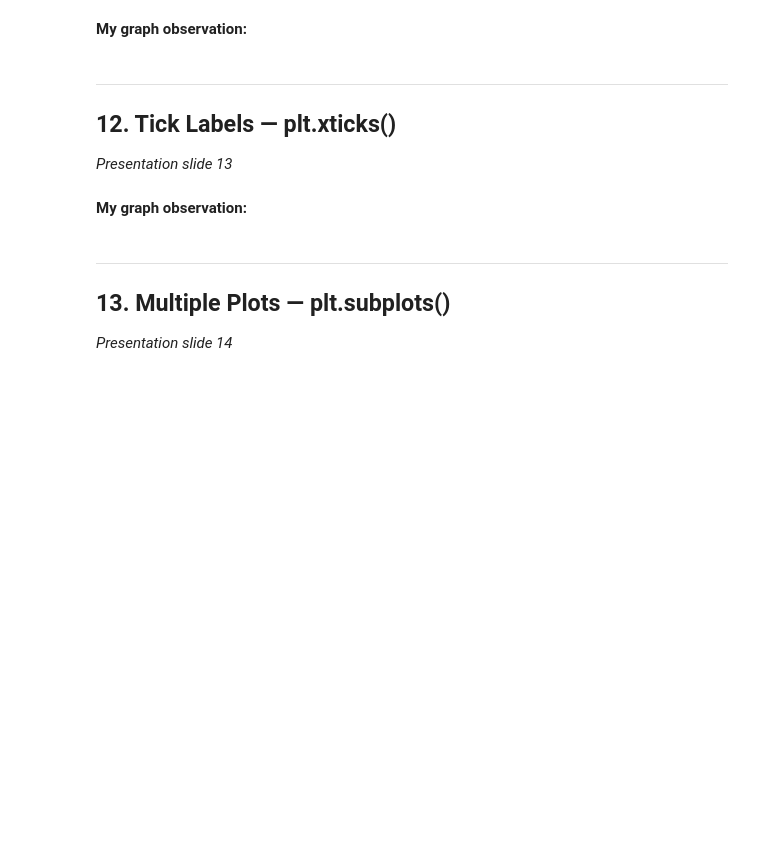
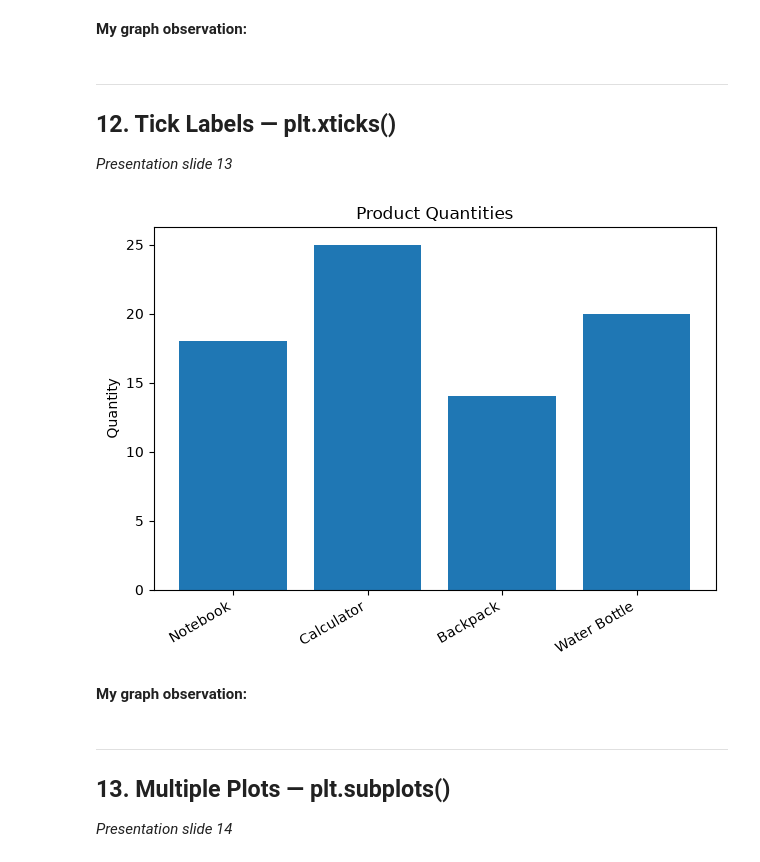
Before and after one commit to ChloeFrisch843/Data_Science_II, a Jupyter notebook: untitled folder/2_matplotlib_codes_student_notes.ipynb, the cells around one changed output. Saved outputs shown, nothing was run; the diff lists cells and outputs as text; code cells hidden in the pictures; blank space fills up the shorter version.

```diff
--- a/untitled folder/2_matplotlib_codes_student_notes.ipynb
+++ b/untitled folder/2_matplotlib_codes_student_notes.ipynb
@@ -177,6 +244,18 @@ plt.hist(scores, bin = 6,)
 *Presentation slide 13*
 # %%
 # Topic 12: Copy the complete Python example from Slide 13 below.
+
+products = ["Notebook", "Calculator",
+    "Backpack", "Water Bottle"]
+quantities = [18, 25, 14, 20]
+plt.bar(products, quantities)
+plt.xticks(rotation=30, ha="right")
+plt.ylabel("Quantity")
+plt.title("Product Quantities")
+plt.tight_layout()
+plt. show()
+# %% [output]
+[figure, added]
 # %% [markdown]
 **My graph observation:**
 # %% [markdown]
```
Also changed, not shown: parts of 8 cells of this notebook, 2 other files.
